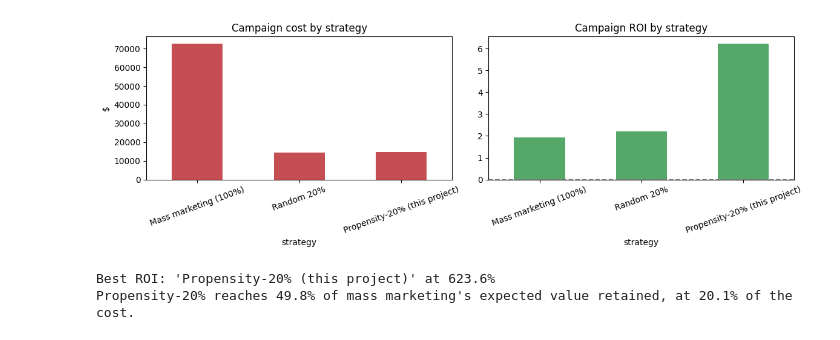
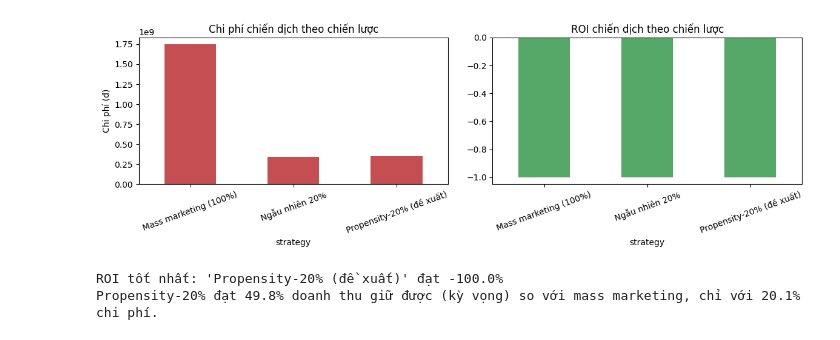
Before and after one commit to passat05/bootcamp_customer_analytics, a Jupyter notebook: notebooks/02_propensity_targeting_campaign.ipynb, the cells around one changed output. Saved outputs shown, nothing was run; the diff lists cells and outputs as text; code cells hidden in the pictures.

```diff
--- a/notebooks/02_propensity_targeting_campaign.ipynb
+++ b/notebooks/02_propensity_targeting_campaign.ipynb
@@ -199,5 +204,5 @@ Three strategies compared at the same measurement standard:
 # %%
-COST_PER_CONTACT = 25.0
+COST_PER_CONTACT = 600_000.0   # đồng
 TREATMENT_EFFECT = 0.15
 CONTROL_FRACTION = 0.10
 
@@ -209,13 +214,13 @@ def simulate_strategy(name, population: pd.DataFrame, targeted: pd.DataFrame):
     treated = targeted.loc[~is_control]
     control = targeted.loc[is_control]
 
-    cost = len(treated) * COST_PER_CONTACT  # control group isn't contacted -> no cost
-    # Expected value retained = the value the campaign "saves" for treated customers,
-    # i.e. TREATMENT_EFFECT of their expected revenue at risk.
+    cost = len(treated) * COST_PER_CONTACT  # nhóm đối chứng không được tiếp cận -> không tốn chi phí
+    # Giá trị giữ được kỳ vọng = phần doanh thu chiến dịch "cứu" được cho nhóm được tiếp cận,
+    # tức TREATMENT_EFFECT của doanh thu kỳ vọng đang gặp rủi ro của họ.
     expected_value_retained = (treated["priority_score"] * TREATMENT_EFFECT).sum()
-    # What the control group's outcome *would* show in a real run: their expected
-    # value at risk stays fully exposed (no intervention) -> this is the counterfactual
-    # baseline a real A/B readout would compare `treated` against.
+    # Đây là điều nhóm đối chứng *sẽ* cho thấy trong một lần chạy thật: doanh thu rủi ro
+    # của họ vẫn giữ nguyên (không có can thiệp) -> đây là baseline đối chứng mà một
+    # phép đo A/B thật sẽ dùng để so sánh với nhóm `treated`.
     control_value_at_risk = control["priority_score"].sum()
 
     return {
@@ -235,12 +240,18 @@ random20 = oot_sorted.sample(n=n_random20, random_state=42)
 
 results = pd.DataFrame([
     simulate_strategy("Mass marketing (100%)", oot_sorted, oot_sorted),
-    simulate_strategy("Random 20%", oot_sorted, random20),
-    simulate_strategy("Propensity-20% (this project)", oot_sorted, top20),
+    simulate_strategy("Ngẫu nhiên 20%", oot_sorted, random20),
+    simulate_strategy("Propensity-20% (đề xuất)", oot_sorted, top20),
 ]).set_index("strategy")
 
-display(results.style.format({
-    "value_at_risk_in_target": "${:,.0f}", "cost": "${:,.0f}",
-    "expected_value_retained": "${:,.0f}", "net_value": "${:,.0f}", "roi": "{:.1%}",
+results_vn = results.rename(columns={
+    "n_population": "Tổng số khách hàng", "n_targeted": "Số khách được nhắm tới",
+    "n_control": "Số khách đối chứng", "value_at_risk_in_target": "Doanh thu rủi ro trong nhóm nhắm tới",
+    "cost": "Chi phí", "expected_value_retained": "Doanh thu giữ được (kỳ vọng)",
+    "net_value": "Lợi ích ròng", "roi": "ROI",
+})
+display(results_vn.style.format({
+    "Doanh thu rủi ro trong nhóm nhắm tới": "{:,.0f} đ", "Chi phí": "{:,.0f} đ",
+    "Doanh thu giữ được (kỳ vọng)": "{:,.0f} đ", "Lợi ích ròng": "{:,.0f} đ", "ROI": "{:.1%}",
 }))
 # %% [output]
@@ -252,23 +263,23 @@ display(results.style.format({
 # %%
 fig, axes = plt.subplots(1, 2, figsize=(12, 4))
 results["cost"].plot(ax=axes[0], kind="bar", color="#C44E52")
-axes[0].set_title("Campaign cost by strategy")
-axes[0].set_ylabel("$")
+axes[0].set_title("Chi phí chiến dịch theo chiến lược")
+axes[0].set_ylabel("Chi phí (đ)")
 axes[0].tick_params(axis="x", rotation=20)
 
 results["roi"].plot(ax=axes[1], kind="bar", color="#55A868")
-axes[1].set_title("Campaign ROI by strategy")
+axes[1].set_title("ROI chiến dịch theo chiến lược")
 axes[1].axhline(0, color="gray", linestyle="--")
 axes[1].tick_params(axis="x", rotation=20)
 plt.tight_layout()
 plt.show()
 
 best = results["roi"].idxmax()
-mass_cost, targeted_cost = results.loc["Mass marketing (100%)", "cost"], results.loc["Propensity-20% (this project)", "cost"]
-print(f"Best ROI: '{best}' at {results.loc[best, 'roi']:.1%}")
-print(f"Propensity-20% reaches {results.loc['Propensity-20% (this project)', 'expected_value_retained'] / results.loc['Mass marketing (100%)', 'expected_value_retained']:.1%} "
-      f"of mass marketing's expected value retained, at {targeted_cost / mass_cost:.1%} of the cost.")
+mass_cost, targeted_cost = results.loc["Mass marketing (100%)", "cost"], results.loc["Propensity-20% (đề xuất)", "cost"]
+print(f"ROI tốt nhất: '{best}' đạt {results.loc[best, 'roi']:.1%}")
+print(f"Propensity-20% đạt {results.loc['Propensity-20% (đề xuất)', 'expected_value_retained'] / results.loc['Mass marketing (100%)', 'expected_value_retained']:.1%} "
+      f"doanh thu giữ được (kỳ vọng) so với mass marketing, chỉ với {targeted_cost / mass_cost:.1%} chi phí.")
 # %% [output]
-[figure, old version]
+[figure, new version]
-Best ROI: 'Propensity-20% (this project)' at 623.6%
-Propensity-20% reaches 49.8% of mass marketing's expected value retained, at 20.1% of the cost.
+ROI tốt nhất: 'Propensity-20% (đề xuất)' đạt -100.0%
+Propensity-20% đạt 49.8% doanh thu giữ được (kỳ vọng) so với mass marketing, chỉ với 20.1% chi phí.
```
Also changed, not shown: parts of 23 cells of this notebook, 2 other files.
